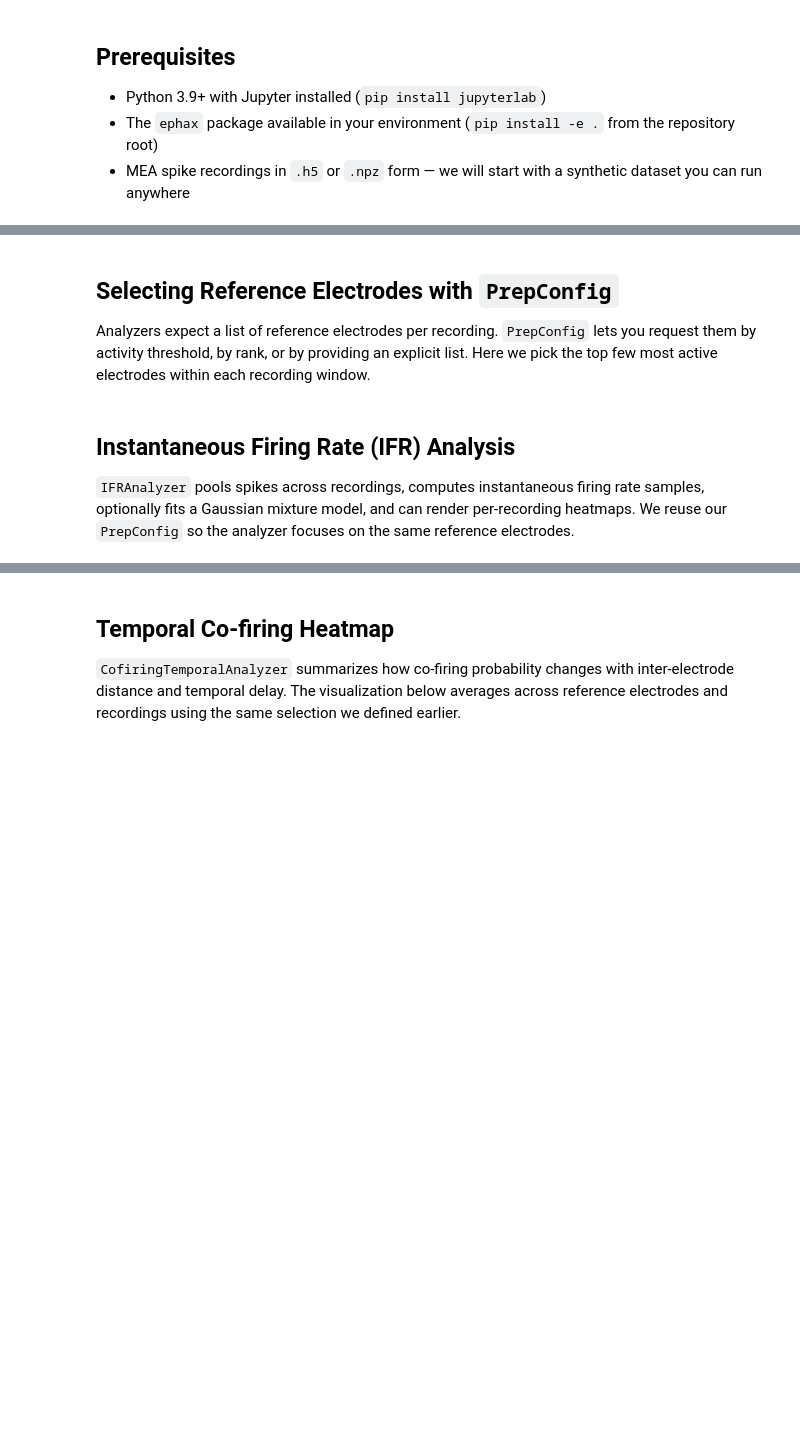
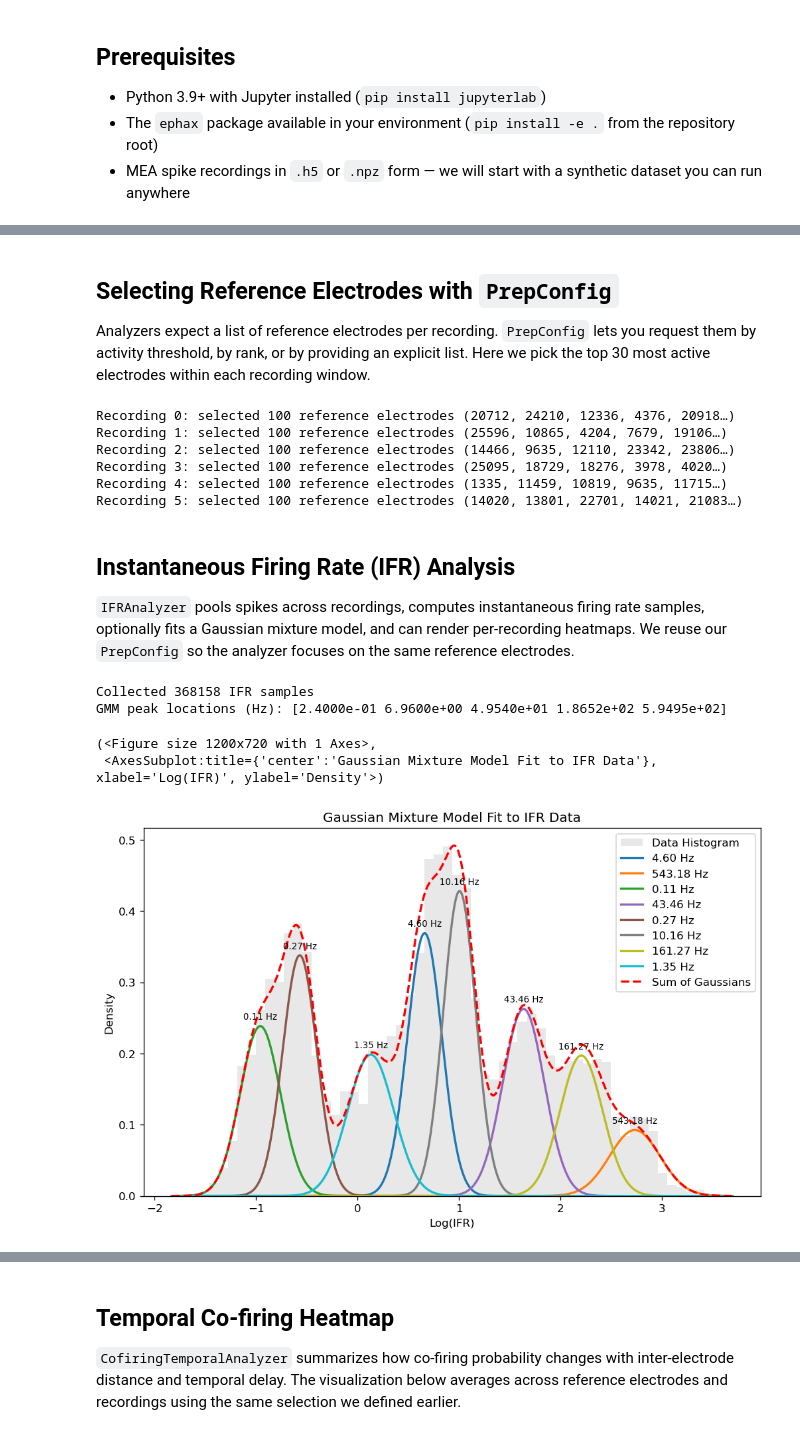
Before and after one commit to dlrebbin98/ephax, a Jupyter notebook: ephax_quickstart.ipynb, the cells around one changed output, grey strips where cells are left out. Saved outputs shown, nothing was run; the diff lists cells and outputs as text; code cells hidden in the pictures; blank space fills up the shorter version.

```diff
--- a/ephax_quickstart.ipynb
+++ b/ephax_quickstart.ipynb
@@ -106,14 +46,44 @@ for idx, rec in enumerate(ds.recordings):
+# %%
+from pathlib import Path
+from ephax import RestingActivityDataset
+
+repo_root = Path.cwd()  # run the notebook from the repository root
+file_info = [
+    ("ephax/data", "well_0.raw.h5", 0, 600, 0),
+    ("ephax/data", "well_1.raw.h5", 0, 600, 1),
+    ("ephax/data", "well_2_3.raw.h5", 0, 600, 2),
+    ("ephax/data", "well_2_3.raw.h5", 0, 600, 3),
+    ("ephax/data", "well_4.raw.h5", 0, 600, 4),
+    ("ephax/data", "well_5.raw.h5", 0, 600, 5),
+]
+
+def resolve(entry):
+    folder, filename, start, end, well = entry
+    folder_path = repo_root / folder
+    return (folder_path.as_posix(), filename, start, end, well)
+
+resolved_info = [resolve(item) for item in file_info]
+ds = RestingActivityDataset.from_file_info(resolved_info, source="h5", min_amp=0)
 # %% [markdown]
 ## Selecting Reference Electrodes with `PrepConfig`
 
-Analyzers expect a list of reference electrodes per recording. `PrepConfig` lets you request them by activity threshold, by rank, or by providing an explicit list. Here we pick the top few most active electrodes within each recording window.
+Analyzers expect a list of reference electrodes per recording. `PrepConfig` lets you request them by activity threshold, by rank, or by providing an explicit list. Here we pick the top 30 most active electrodes within each recording window.
 # %%
 
-prep_cfg = PrepConfig(mode="top", top_start=0, top_stop=6, verbose=False)
+top_stop = 100 # select top 100 most active electrodes as references
+
+prep_cfg = PrepConfig(mode="top", top_start=0, top_stop=top_stop, verbose=False)
 refs_per_recording = ds.select_ref_electrodes(prep_cfg)
 for idx, refs in enumerate(refs_per_recording):
     preview = ", ".join(map(str, refs[:5])) + ("…" if refs.size > 5 else "")
     print(f"Recording {idx}: selected {refs.size} reference electrodes ({preview})")
+# %% [output]
+Recording 0: selected 100 reference electrodes (20712, 24210, 12336, 4376, 20918…)
+Recording 1: selected 100 reference electrodes (25596, 10865, 4204, 7679, 19106…)
+Recording 2: selected 100 reference electrodes (14466, 9635, 12110, 23342, 23806…)
+Recording 3: selected 100 reference electrodes (25095, 18729, 18276, 3978, 4020…)
+Recording 4: selected 100 reference electrodes (1335, 11459, 10819, 9635, 11715…)
+Recording 5: selected 100 reference electrodes (14020, 13801, 22701, 14021, 21083…)
 # %% [markdown]
 ## Instantaneous Firing Rate (IFR) Analysis
 
@@ -128,9 +98,15 @@ if peaks.peaks_hz.size:
     print("GMM peak locations (Hz):", np.round(peaks.peaks_hz, 2))
 else:
     print("No peaks detected — consider widening the selection window.")
+# %% [output]
+Collected 368158 IFR samples
+GMM peak locations (Hz): [2.4000e-01 6.9600e+00 4.9540e+01 1.8652e+02 5.9495e+02]
 # %%
 
-fig, ax = ifr_analyzer.plot_histogram()
-fig
+ifr_analyzer.plot_histogram()
+# %% [output]
+(<Figure size 1200x720 with 1 Axes>,
+ <AxesSubplot:title={'center':'Gaussian Mixture Model Fit to IFR Data'}, xlabel='Log(IFR)', ylabel='Density'>)
+[figure, added]
 # %%
 
```
Also changed, not shown: parts of 20 cells of this notebook, 2 other files.
